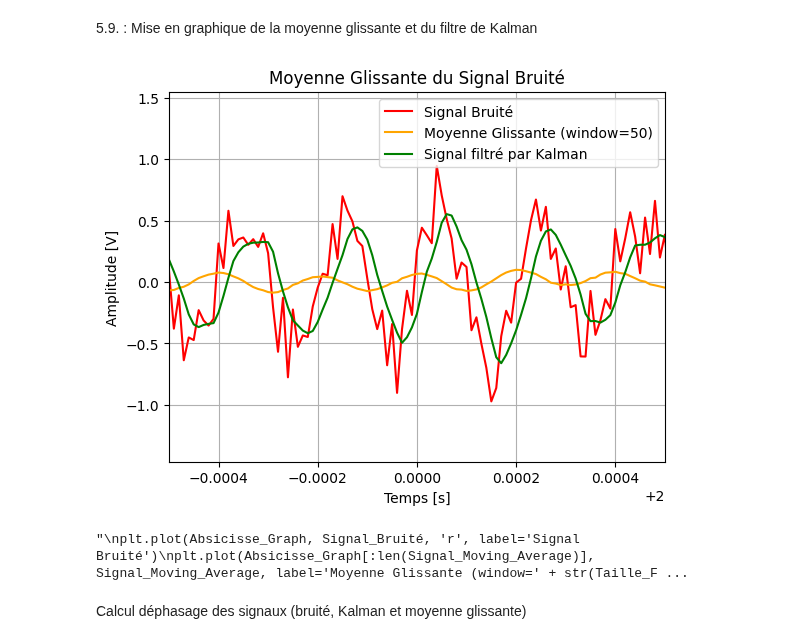
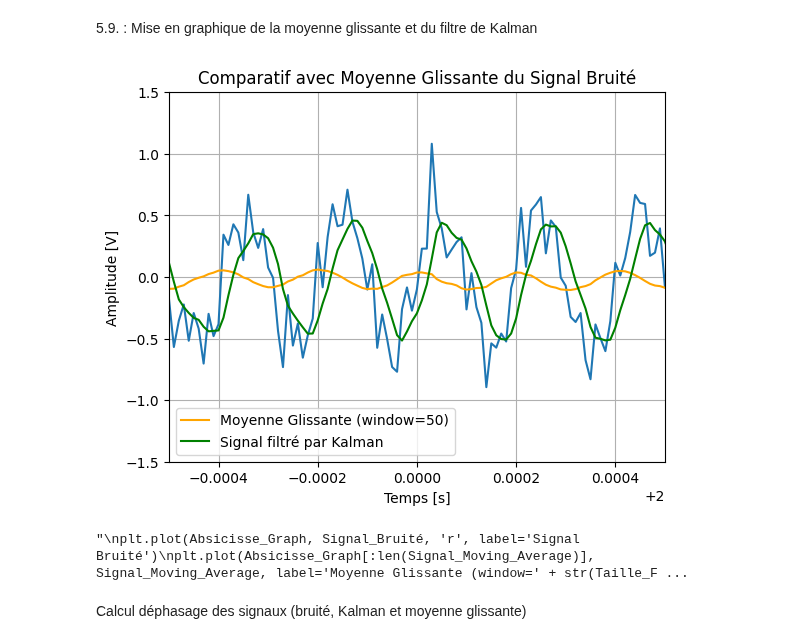
Before and after one commit to Trenzalore91/EI---KF, a Jupyter notebook: Untitled-1.ipynb, the cells around one changed output. Drawn from its saved outputs; the diff is of its cells as text; code cells hidden in the pictures.

```diff
--- a/Untitled-1.ipynb
+++ b/Untitled-1.ipynb
@@ -481,32 +381,11 @@ print("Moyenne du ripple:", np.mean(ripple), "V")
 Moyenne du ripple: 0.22162211672238927 V
 # %% [markdown]
 5.9. : Mise en graphique de la moyenne glissante et du filtre de Kalman
-# %%
-zoom_graph(Absicisse_Graph, Signal_Bruité, (1.9995, 2.0005), (-1.5, 1.5), 'Comparatif avec Moyenne Glissante du Signal Bruité', Abscisse_Graph_Temporel, Ordonnée_Graph_Temporel, 'Signal Bruité', Signal_Moving_Average, 'Moyenne Glissante (window=' + str(Taille_Fenetre_Moyenne_Glissante) + ')', 'orange', filtered, 'Signal filtré par Kalman', 'green')
-"""plt.plot(Absicisse_Graph, Signal_Bruité, 'r', label='Signal Bruité')
-plt.plot(Absicisse_Graph[:len(Signal_Moving_Average)], Signal_Moving_Average, label='Moyenne Glissante (window=' + str(Taille_Fenetre_Moyenne_Glissante) + ')', color='orange')
-plt.plot(Absicisse_Graph, filtered, 'g', label='Signal filtré par Kalman')
-plt.title('Moyenne Glissante du Signal Bruité')
-plt.xlabel(Abscisse_Graph_Temporel)
-plt.ylabel(Ordonnée_Graph_Temporel)
-plt.legend()
-plt.xlim(1.9995, 2.0005)
-plt.grid(True)
-plt.show()"""
-"""
-plt.plot(Absicisse_Graph, Signal_Bruité, 'r', label='Signal Bruité')
-plt.plot(Absicisse_Graph[:len(Signal_Moving_Average)], Signal_Moving_Average, label='Moyenne Glissante (window=' + str(Taille_Fenetre_Moyenne_Glissante) + ')', color='orange')
-plt.plot(Absicisse_Graph, filtered, 'g', label='Signal filtré par Kalman')
-plt.title('Moyenne Glissante du Signal Bruité - modification de fréquence')
-plt.xlabel(Abscisse_Graph_Temporel)
-plt.ylabel(Ordonnée_Graph_Temporel)
-plt.legend()
-plt.xlim(3.99, 4.01)
-plt.grid(True)
-plt.show()"""
-# %% [output]
-[figure, removed]
-"\nplt.plot(Absicisse_Graph, Signal_Bruité, 'r', label='Signal Bruité')\nplt.plot(Absicisse_Graph[:len(Signal_Moving_Average)], Signal_Moving_Average, label='Moyenne Glissante (window=' + str(Taille_F ...
+# %%
+zoom_graph(Absicisse_Graph[:len(Signal_Moving_Average)], Signal_Bruité[:len(Signal_Moving_Average)], (1.9995, 2.0005), (-1.5, 1.5), 'Comparatif avec Moyenne Glissante du Signal Bruité', Abscisse_Graph_Temporel, Ordonnée_Graph_Temporel, 'Signal Bruité', Signal_Moving_Average, 'Moyenne Glissante (window=' + str(Taille_Fenetre_Moyenne_Glissante) + ')', 'orange', filtered[:len(Signal_Moving_Average)], 'Signal filtré par Kalman', 'green')
+# %% [output]
+[figure, added]
+"\nplt.plot(Absicisse_Graph, Signal_Bruité, 'r', label='Signal Bruité')\nplt.plot(Absicisse_Graph[:len(Signal_Moving_Average)], Signal_Moving_Average, label='Moyenne Glissante (window=' + str(Taille_F ...
 # %% [markdown]
 Calcul déphasage des signaux (bruité, Kalman et moyenne glissante)
 # %%
```
Also changed, not shown: parts of 13 cells of this notebook, 1 other file.
